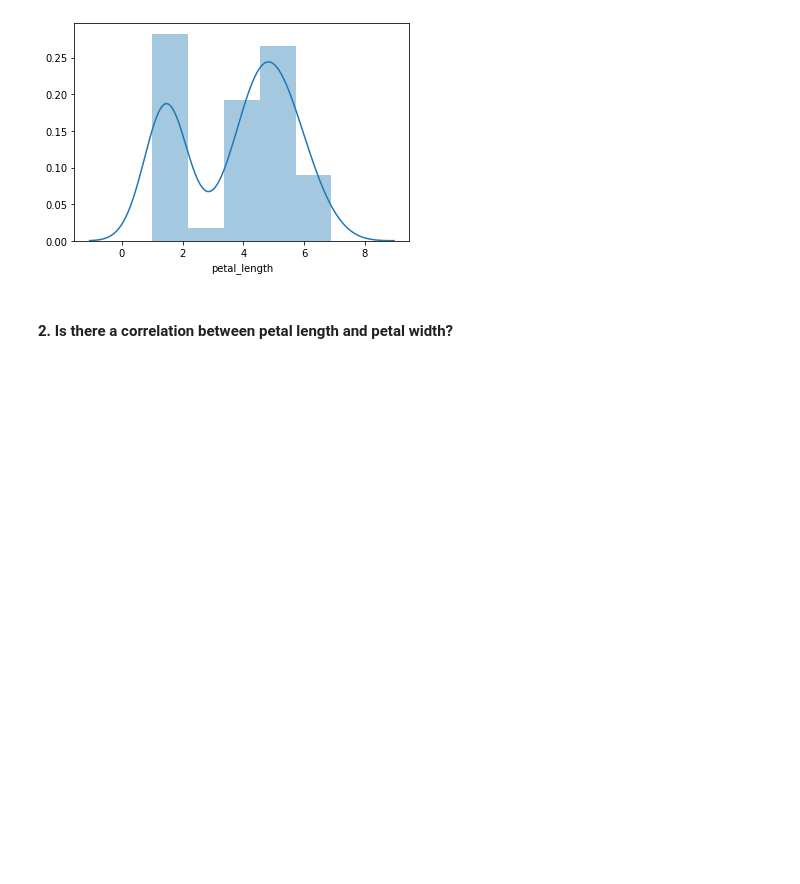
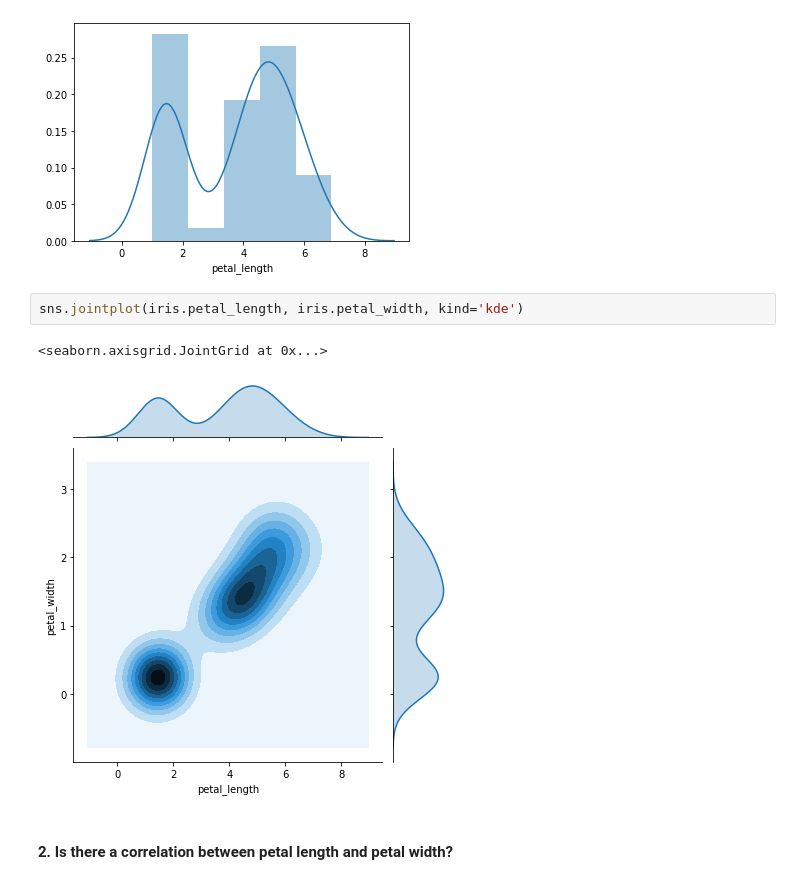
Before and after one commit to adam-gomez/numpy-pandas-visualization-exercises, a Jupyter notebook: seaborn_exercises.ipynb, the cells around one changed output. Drawn from its saved outputs; the diff is of its cells as text; blank space fills up the shorter version.

```diff
--- a/seaborn_exercises.ipynb
+++ b/seaborn_exercises.ipynb
@@ -67,6 +67,11 @@ sns.distplot(iris.petal_length)
 # %% [output]
 <matplotlib.axes._subplots.AxesSubplot at 0x...>
 [figure]
+# %%
+sns.jointplot(iris.petal_length, iris.petal_width, kind='kde')
+# %% [output]
+<seaborn.axisgrid.JointGrid at 0x...>
+[figure, added]
 # %% [markdown]
 #### 2. Is there a correlation between petal length and petal width?
 # %%
```
Also changed, not shown: parts of 3 cells of this notebook.
